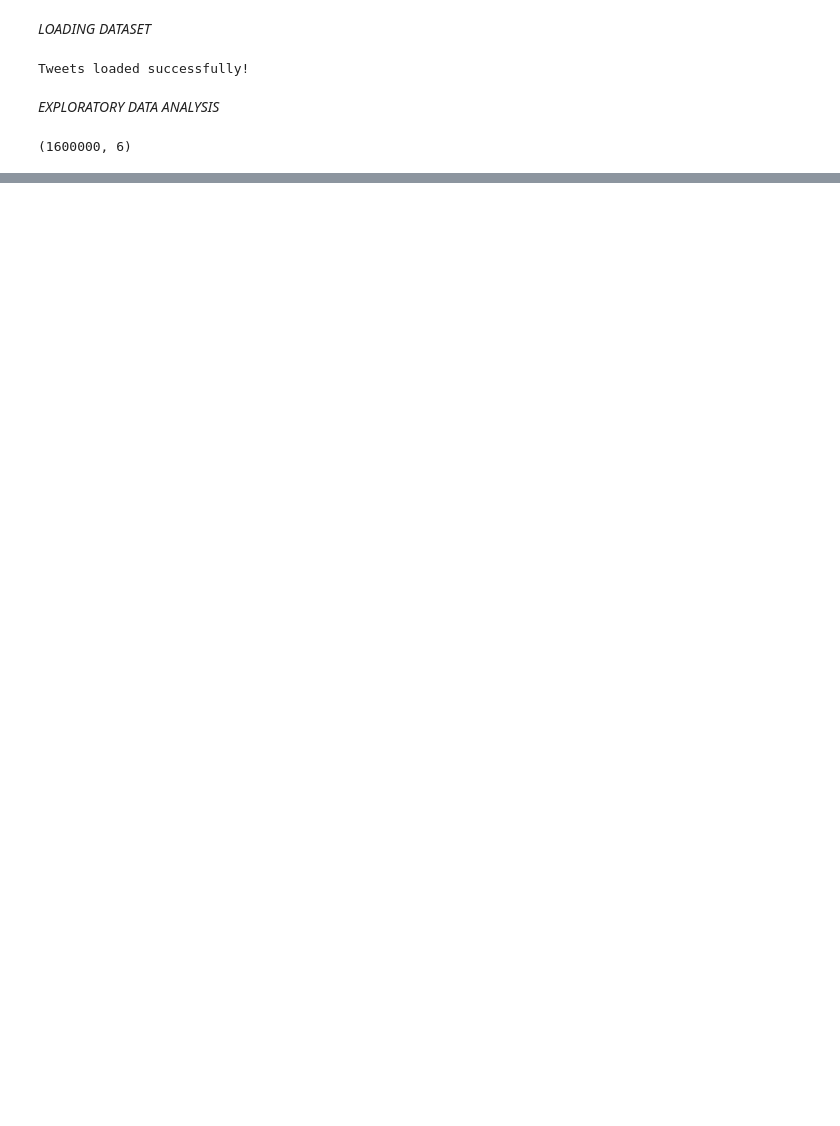
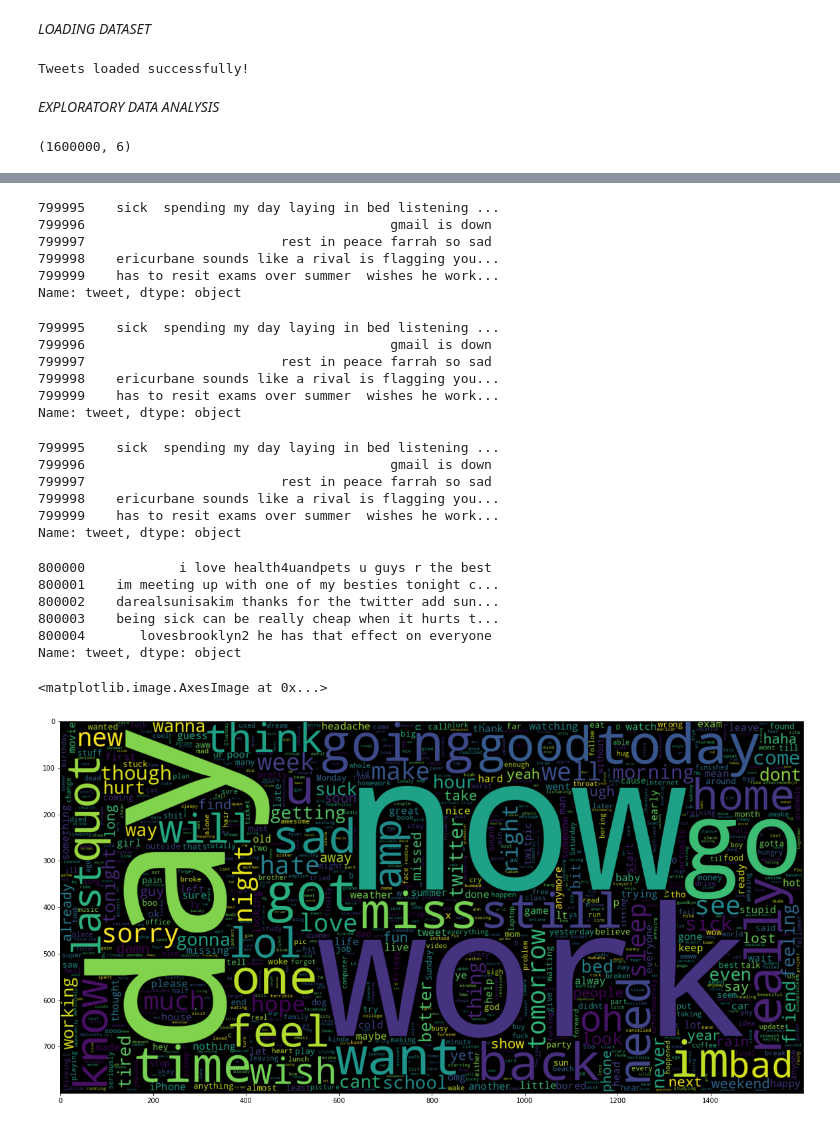
Before and after one commit to abhinav-deep/Twitter-Sentiment-Analysis, a Jupyter notebook: source.ipynb, the cells around one changed output, grey strips where cells are left out. Cells and saved outputs as stored; diff of their text form; code cells hidden in the pictures; blank space fills up the shorter version.

```diff
--- a/source.ipynb
+++ b/source.ipynb
@@ -49,0 +128,3 @@ Name: sentiment, dtype: int64
+# %%
+data = data[['tweet', 'target']]
+data
@@ -49,0 +145,2 @@ Name: sentiment, dtype: int64
+# %%
+data['target'] = data['target'].replace(4, 1)
@@ -49,0 +239,65 @@ Name: sentiment, dtype: int64
+# %%
+# removing punctuations
+punctuations_list = string.punctuation
+def cleaning_punctuations(text):
+    translator = str.maketrans('', '', punctuations_list)
+    return text.translate(translator)
+dataset['tweet'] = dataset['tweet'].apply(lambda x: cleaning_punctuations(x))
+dataset['tweet'].tail()
+# %% [output]
+799995    sick  spending my day laying in bed listening ...
+799996                                       gmail is down
+799997                         rest in peace farrah so sad
+799998    ericurbane sounds like a rival is flagging you...
+799999    has to resit exams over summer  wishes he work...
+Name: tweet, dtype: object
+# %%
+# removing repeating characeters
+def cleaning_repeating_chars(text):
+    return re.sub(r'(.)1+', r'1', text)
+dataset['tweet'] = dataset['tweet'].apply(lambda x: cleaning_repeating_chars(x))
+dataset['tweet'].tail()
+# %% [output]
+799995    sick  spending my day laying in bed listening ...
+799996                                       gmail is down
+799997                         rest in peace farrah so sad
+799998    ericurbane sounds like a rival is flagging you...
+799999    has to resit exams over summer  wishes he work...
+Name: tweet, dtype: object
+# %%
+# removing urls
+def cleaning_URLs(text):
+    return re.sub('((www.[^s]+)|(https?://[^s]+))',' ',text)
+dataset['tweet'] = dataset['tweet'].apply(lambda x: cleaning_URLs(x))
+dataset['tweet'].tail()
+# %% [output]
+799995    sick  spending my day laying in bed listening ...
+799996                                       gmail is down
+799997                         rest in peace farrah so sad
+799998    ericurbane sounds like a rival is flagging you...
+799999    has to resit exams over summer  wishes he work...
+Name: tweet, dtype: object
+# %%
+lm = nltk.WordNetLemmatizer()
+def lemmatizer_on_text(data):
+    text = [lm.lemmatize(word) for word in data]
+    return data
+dataset['tweet'] = dataset['tweet'].apply(lambda x: lemmatizer_on_text(x))
+dataset['tweet'].head()
+# %% [output]
+800000            i love health4uandpets u guys r the best
+800001    im meeting up with one of my besties tonight c...
+800002    darealsunisakim thanks for the twitter add sun...
+800003    being sick can be really cheap when it hurts t...
+800004       lovesbrooklyn2 he has that effect on everyone
+Name: tweet, dtype: object
+# %%
+# negative sentiment word cloud
+data_neg = data['tweet'][:800000]
+plt.figure(figsize = (20,20))
+wc = WordCloud(max_words = 1000 , width = 1600 , height = 800,
+               collocations=False).generate(" ".join(data_neg))
+plt.imshow(wc)
+# %% [output]
+<matplotlib.image.AxesImage at 0x...>
+[figure, added]
```
Also changed, not shown: parts of 32 cells of this notebook.
